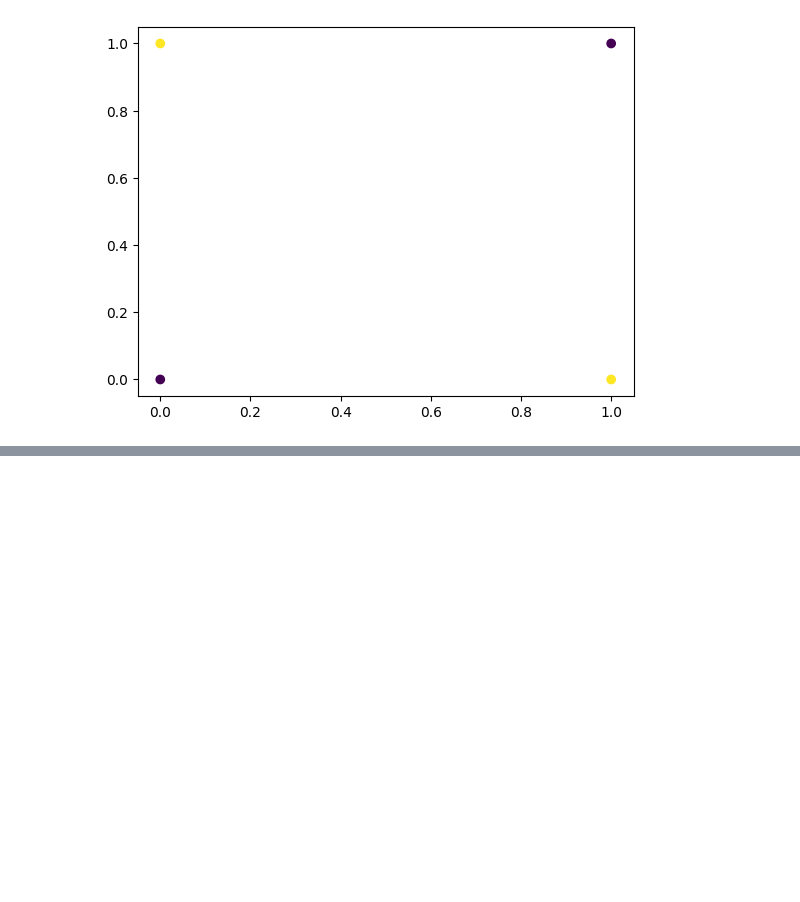
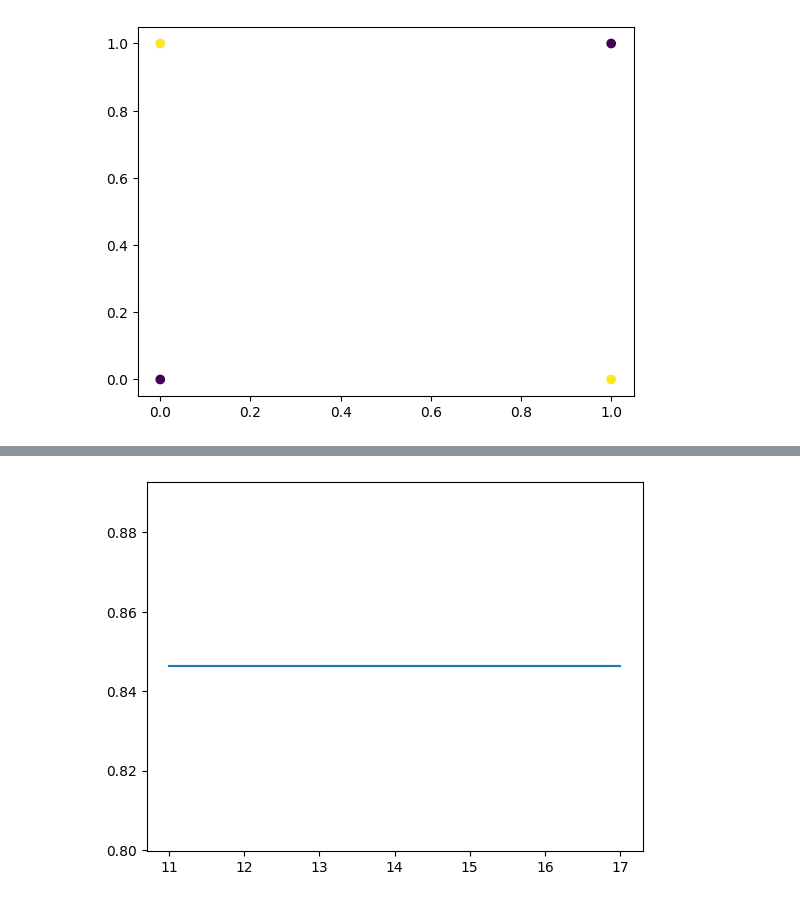
Before and after one commit to manjunathmadakasira/ECE760, a Jupyter notebook: hw2/hw2_sandbox.ipynb, the cells around one changed output, grey strips where cells are left out. Cells and saved outputs as stored; diff of their text form; code cells hidden in the pictures; blank space fills up the shorter version.

```diff
--- a/hw2/hw2_sandbox.ipynb
+++ b/hw2/hw2_sandbox.ipynb
@@ -30,0 +54,24 @@ plt.scatter(x1,x2,c=y)
+# %%
+
+df = pd.read_csv("Dtest.txt", sep=" ", header=None)
+df = df.rename(columns={0: 'x1', 1: 'x2', 2: 'y'})
+X_test = df[['x1','x2']]
+Y_test = df[['y']]
+# %%
+lst = [32,128,512,2048,8192]
+num_nodes=[]
+err=[]
+for mode in lst:
+    df = pd.read_csv("D"+str(mode)+".txt", sep=" ", header=None)
+    df = df.rename(columns={0: 'x1', 1: 'x2', 2: 'y'})
+    X_train = df[['x1','x2']]
+    Y_train = df[['y']]
+    clf_model=None
+    clf_model = DecisionTreeClassifier(criterion="entropy")
+    clf_model.fit(X_train,Y_train)
+    Y_predict = clf_model.predict(X_test)
+    from sklearn.metrics import accuracy_score,classification_report,confusion_matrix
+    print("Mode:",mode,accuracy_score(Y_test,Y_predict))
+    print("Mode:",mode,clf_model.tree_.node_count)
+    num_nodes.append(clf_model.tree_.node_count)
+    err.append(accuracy_score(Y_test,Y_predict))
@@ -30,0 +89,5 @@ plt.scatter(x1,x2,c=y)
+# %%
+plt.plot(num_nodes,err)
+plt.show()
+# %% [output]
+[figure, added]
```
Also changed, not shown: parts of 5 cells of this notebook, 13 other files.
